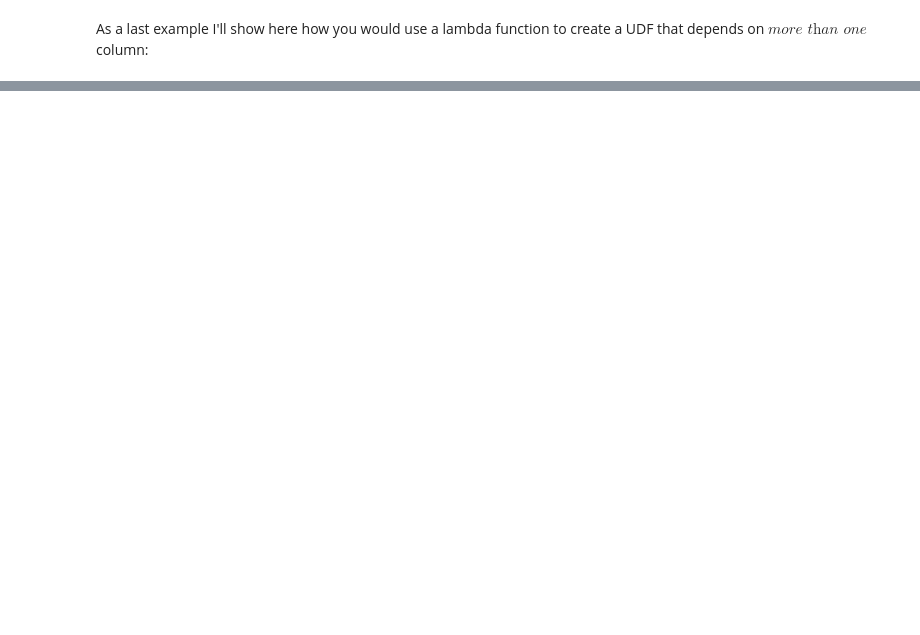
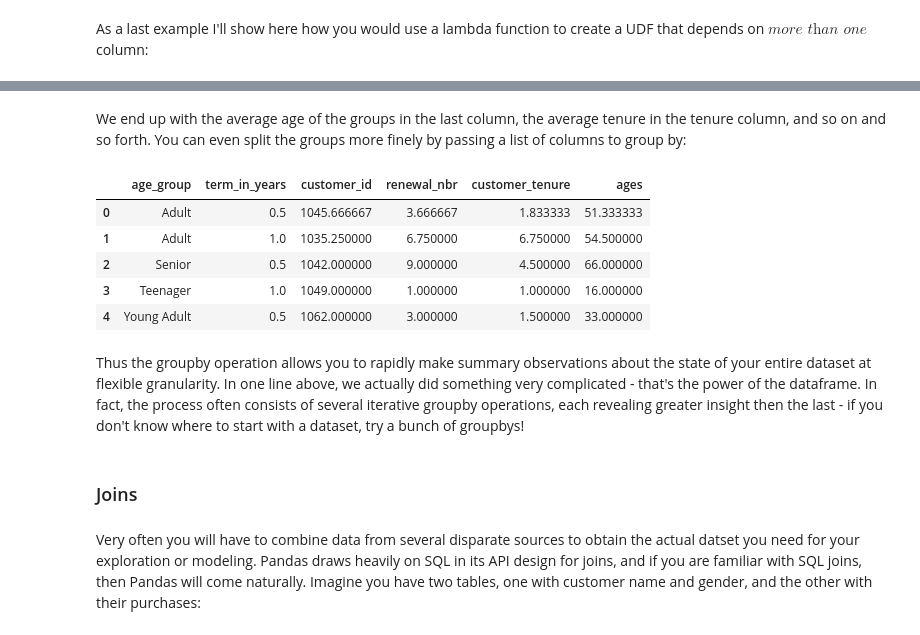
Before and after one commit to brandonbm00/Projects, a Jupyter notebook: python_class/Untitled.ipynb, the cells around one changed output, grey strips where cells are left out. Cells and saved outputs as stored; diff of their text form; code cells hidden in the pictures; blank space fills up the shorter version.

```diff
--- a/python_class/Untitled.ipynb
+++ b/python_class/Untitled.ipynb
@@ -630,0 +665,17 @@ customers.head(10)
+# %% [markdown]
+We end up with the average age of the groups in the last column, the average tenure in the tenure column, and so on and so forth. You can even split the groups more finely by passing a list of columns to group by:
+# %%
+customers.groupby(['age_group', 'term_in_years'], as_index=False).mean().head()
+# %% [output]
+|  | age_group | term_in_years | customer_id | renewal_nbr | customer_tenure | ages |
+| 0 | Adult | 0.5 | 1045.666667 | 3.666667 | 1.833333 | 51.333333 |
+| 1 | Adult | 1.0 | 1035.250000 | 6.750000 | 6.750000 | 54.500000 |
+| 2 | Senior | 0.5 | 1042.000000 | 9.000000 | 4.500000 | 66.000000 |
+| 3 | Teenager | 1.0 | 1049.000000 | 1.000000 | 1.000000 | 16.000000 |
+| 4 | Young Adult | 0.5 | 1062.000000 | 3.000000 | 1.500000 | 33.000000 |
+# %% [markdown]
+Thus the groupby operation allows you to rapidly make summary observations about the state of your entire dataset at flexible granularity. In one line above, we actually did something very complicated - that's the power of the dataframe. In fact, the process often consists of several iterative groupby operations, each revealing greater insight then the last - if you don't know where to start with a dataset, try a bunch of groupbys!
+# %% [markdown]
+### Joins
+# %% [markdown]
+Very often you will have to combine data from several disparate sources to obtain the actual datset you need for your exploration or modeling. Pandas draws heavily on SQL in its API design for joins, and if you are familiar with SQL joins, then Pandas will come naturally. Imagine you have two tables, one with customer name and gender, and the other with their purchases:
```
Also changed, not shown: parts of 38 cells of this notebook.
